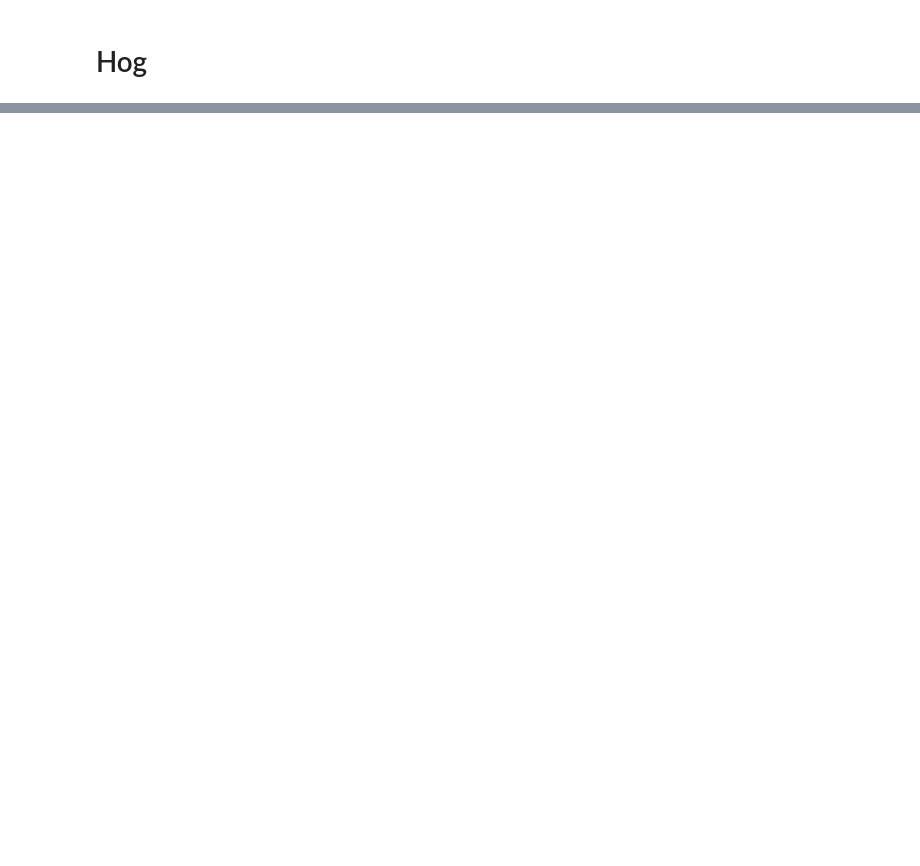
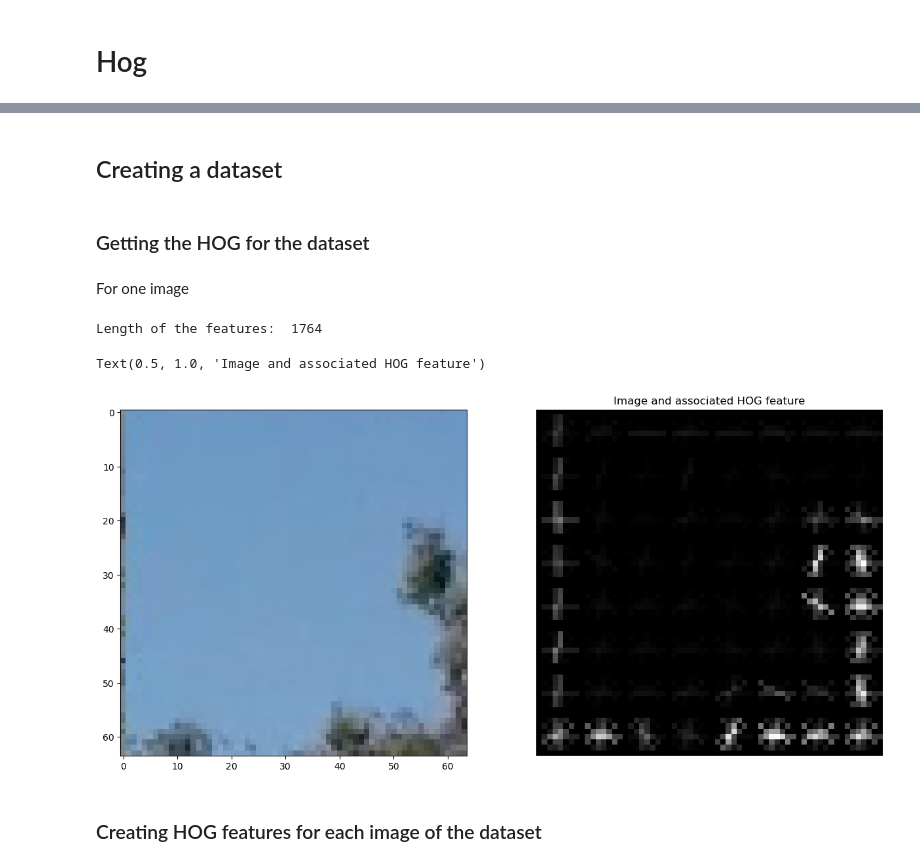
Before and after one commit to adrienloizeau/HOG-Car-Dectector, a Jupyter notebook: cars-classification-model.ipynb, the cells around one changed output, grey strips where cells are left out. Saved outputs shown, nothing was run; the diff lists cells and outputs as text; code cells hidden in the pictures; blank space fills up the shorter version.

```diff
--- a/cars-classification-model.ipynb
+++ b/cars-classification-model.ipynb
@@ -186,0 +276,13 @@ Number of images without any car: 182
+# %%
+# List of the non-vehicles files
+non_vehicles_path = Path(config.FINAL_DATASET + "/non-vehicles")
+p = non_vehicles_path.glob("**/*")
+n_v_files = sorted([x.as_posix() for x in p if x.is_file()])
+
+# List of the vehicles files
+vehicles_path = Path(config.FINAL_DATASET + "/vehicles")
+p = vehicles_path.glob("**/*")
+v_files = sorted([x.as_posix() for x in p if x.is_file()])
+
+print("Non-Vehicles files:\n",n_v_files[:10])
+print("\nVehicles files:\n",n_v_files[:10])
@@ -186,0 +295,39 @@ Number of images without any car: 182
+# %% [markdown]
+## Creating a dataset
+# %%
+# Creating the files list
+files = n_v_files + v_files
+
+# Creating the labels list
+n_v_label = np.zeros(len(n_v_files))
+v_label = np.ones(len(v_files))
+labels = np.concatenate((n_v_label, v_label),axis = 0)
+
+df_dataset_raw = pd.DataFrame(data= {"path":files,"labels":labels})
+# %% [markdown]
+### Getting the HOG for the dataset
+# %% [markdown]
+For one image
+# %%
+from skimage.feature import hog
+
+# Getting the image
+img= np.transpose(read_image(df_dataset_raw["path"].iloc[0]),(1,2,0))
+
+# Creating hog features with dummy parameters
+fd, hog_image = hog(img, orientations=9, pixels_per_cell=(8, 8),
+    cells_per_block=(2, 2), visualize=True, multichannel=True)
+
+print("Length of the features: ", len(fd))
+# plotting
+fig, ax = plt.subplots(1,2, figsize= (15,15))
+ax[0].imshow(img)
+ax[1].axis("off")
+ax[1].imshow(hog_image, cmap="gray")
+plt.title("Image and associated HOG feature")
+# %% [output]
+Length of the features:  1764
+Text(0.5, 1.0, 'Image and associated HOG feature')
+[figure, added]
+# %% [markdown]
+### Creating HOG features for each image of the dataset
```
Also changed, not shown: parts of 35 cells of this notebook.
